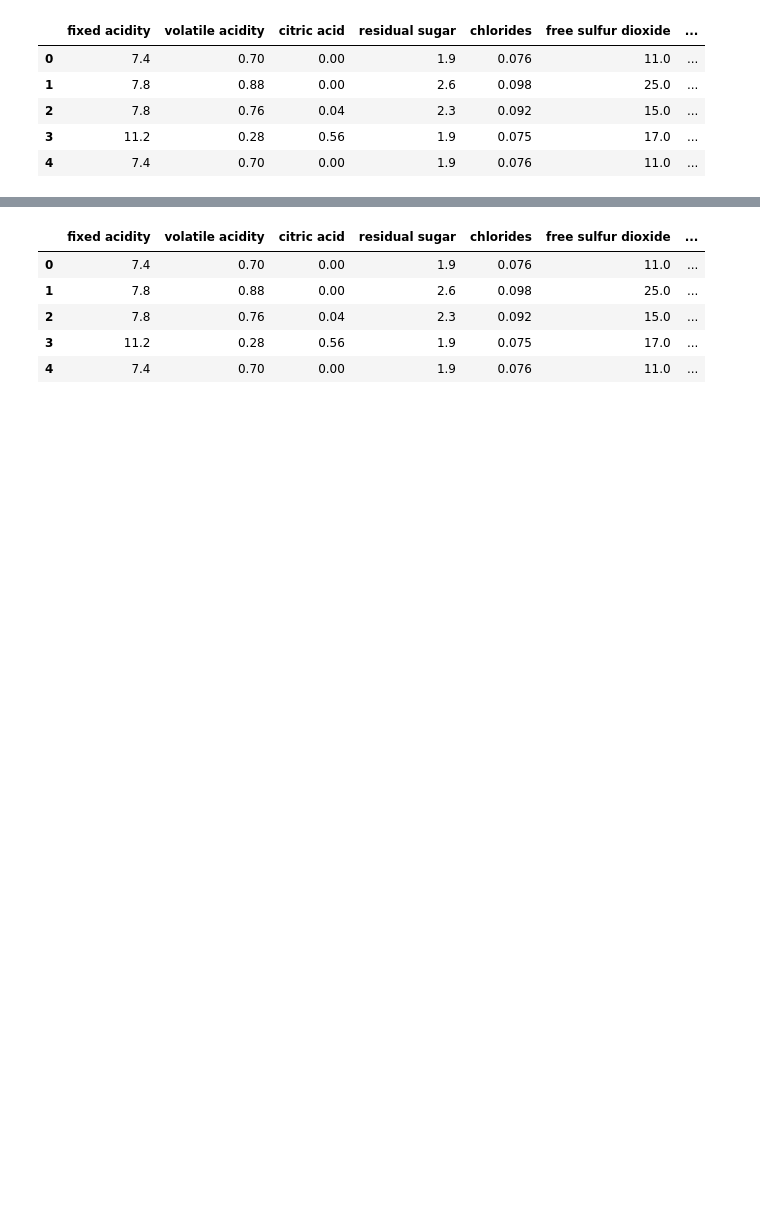
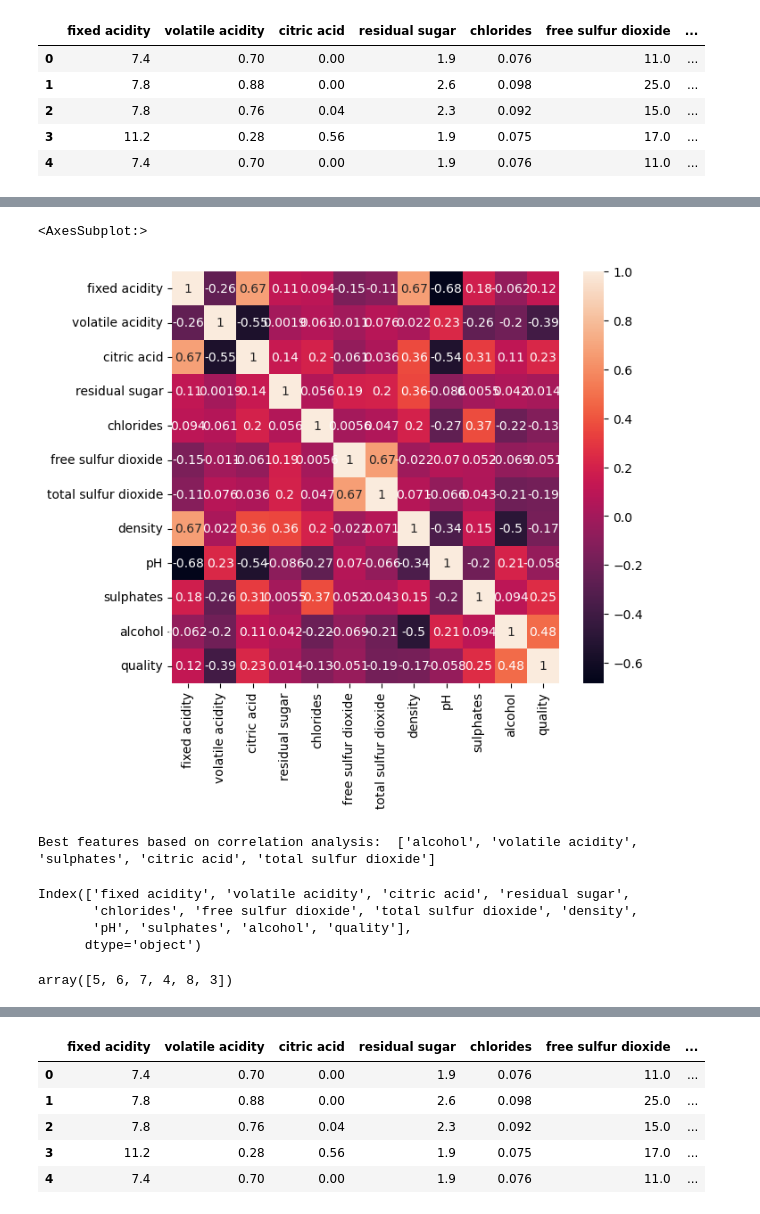
Before and after one commit to Harichandana0301/Project-8-Decision-Tree-and-Neural-Networks-on-Red-Wine-Quality-Dataset, a Jupyter notebook: Project8.ipynb, the cells around one changed output, grey strips where cells are left out. Drawn from its saved outputs; the diff is of its cells as text; code cells hidden in the pictures; blank space fills up the shorter version.

```diff
--- a/Project8.ipynb
+++ b/Project8.ipynb
@@ -180,0 +28,25 @@ Best parameters:  {'criterion': 'entropy', 'max_depth': 5, 'max_leaf_nodes': Non
+# %%
+corr_matrix = wine.corr()
+plt.figure(figsize=(7, 6))
+sns.heatmap(corr_matrix, annot=True)
+# %% [output]
+<AxesSubplot:>
+[figure, added]
+# %%
+corr_matrix = wine.corr()
+corr_with_target = abs(corr_matrix['quality']).sort_values(ascending=False)
+best_features = corr_with_target[1:6].index.tolist()
+print("Best features based on correlation analysis: ", best_features)
+# %% [output]
+Best features based on correlation analysis:  ['alcohol', 'volatile acidity', 'sulphates', 'citric acid', 'total sulfur dioxide']
+# %%
+wine.columns
+# %% [output]
+Index(['fixed acidity', 'volatile acidity', 'citric acid', 'residual sugar',
+       'chlorides', 'free sulfur dioxide', 'total sulfur dioxide', 'density',
+       'pH', 'sulphates', 'alcohol', 'quality'],
+      dtype='object')
+# %%
+wine.quality.unique()
+# %% [output]
+array([5, 6, 7, 4, 8, 3])
```
Also changed, not shown: parts of 54 cells of this notebook.
